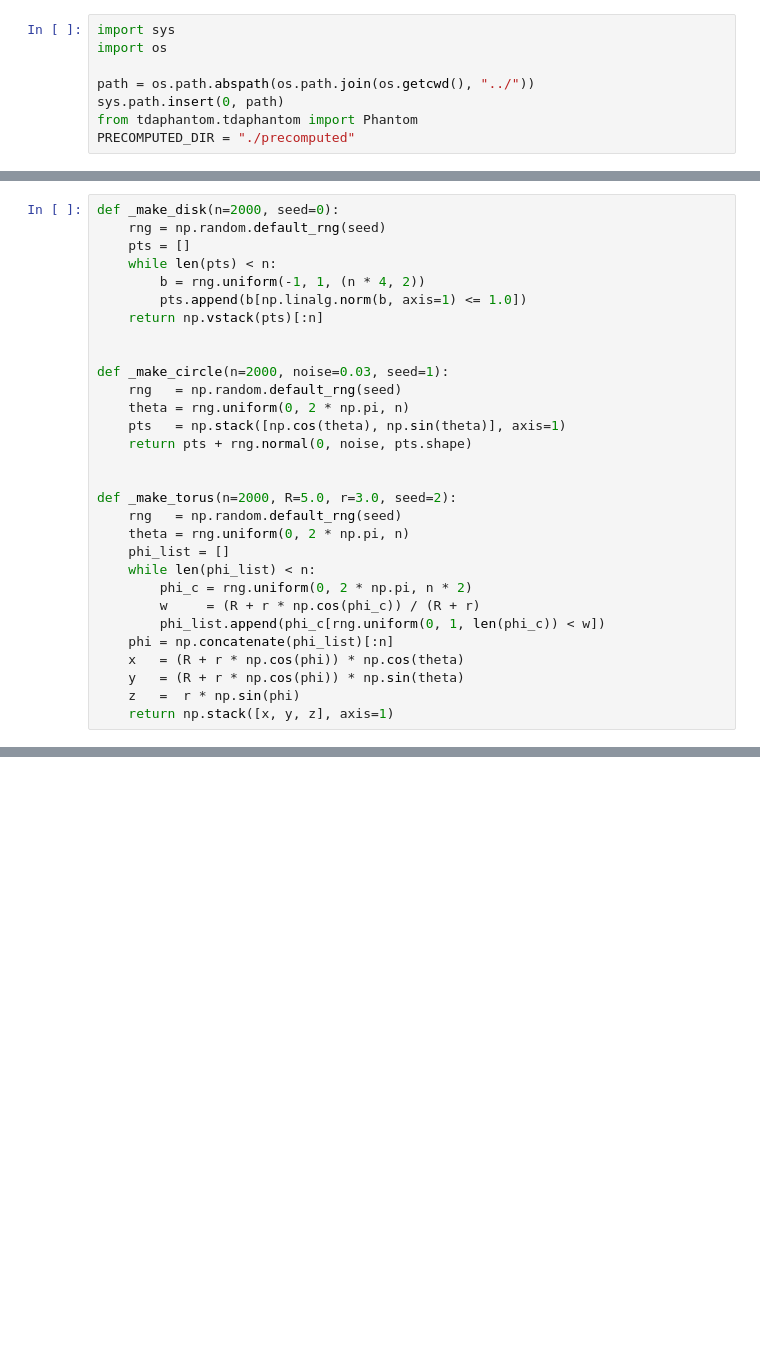
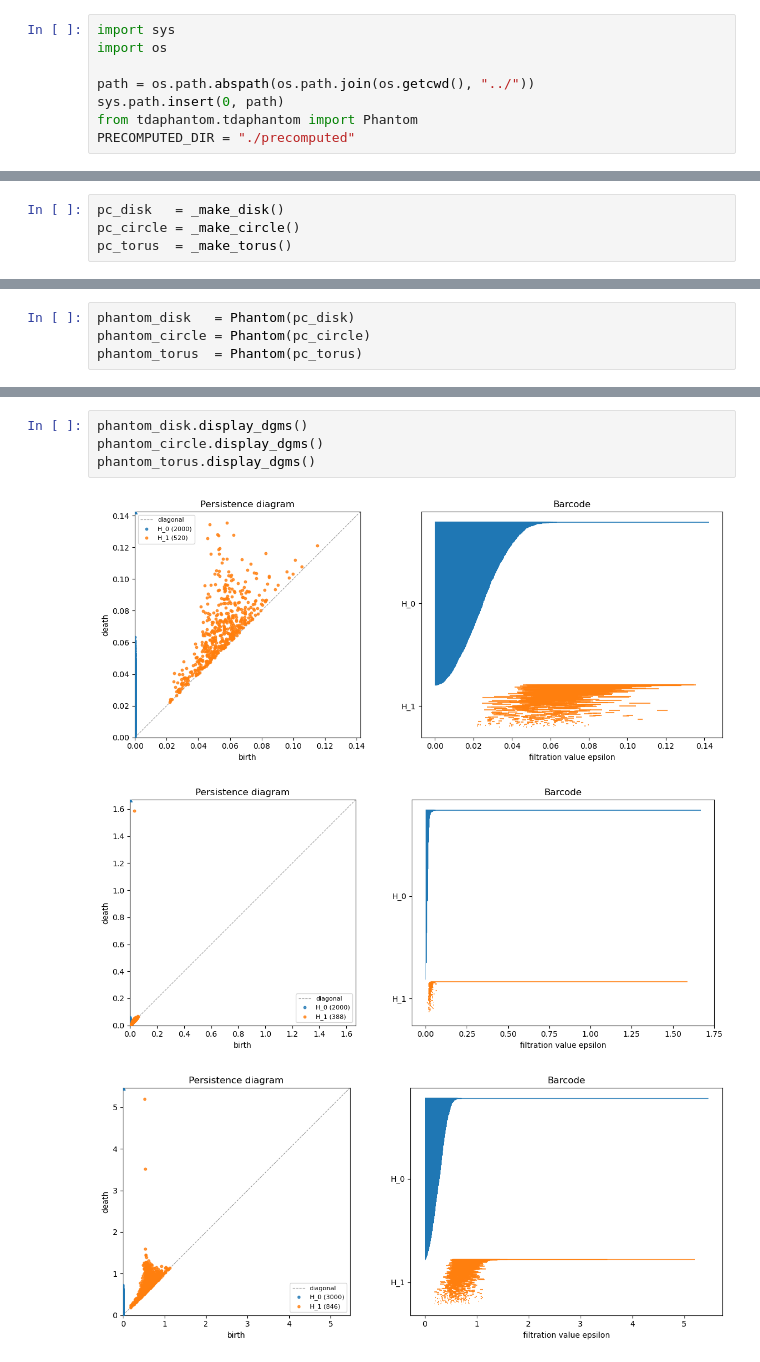
Before and after one commit to SherllyNeo/TDA-PHANTOM, a Jupyter notebook: examples/universal_null_hypothesis_test.ipynb, the cells around one changed output, grey strips where cells are left out. Drawn from its saved outputs; the diff is of its cells as text; blank space fills up the shorter version.

```diff
--- a/examples/universal_null_hypothesis_test.ipynb
+++ b/examples/universal_null_hypothesis_test.ipynb
@@ -14,30 +39,4 @@ import matplotlib.pyplot as plt
 # %%
-def _make_disk(n=2000, seed=0):
-    rng = np.random.default_rng(seed)
-    pts = []
-    while len(pts) < n:
-        b = rng.uniform(-1, 1, (n * 4, 2))
-        pts.append(b[np.linalg.norm(b, axis=1) <= 1.0])
-    return np.vstack(pts)[:n]
-
-
-def _make_circle(n=2000, noise=0.03, seed=1):
-    rng   = np.random.default_rng(seed)
-    theta = rng.uniform(0, 2 * np.pi, n)
-    pts   = np.stack([np.cos(theta), np.sin(theta)], axis=1)
-    return pts + rng.normal(0, noise, pts.shape)
-
-
-def _make_torus(n=2000, R=5.0, r=3.0, seed=2):
-    rng   = np.random.default_rng(seed)
-    theta = rng.uniform(0, 2 * np.pi, n)
-    phi_list = []
-    while len(phi_list) < n:
-        phi_c = rng.uniform(0, 2 * np.pi, n * 2)
-        w     = (R + r * np.cos(phi_c)) / (R + r)
-        phi_list.append(phi_c[rng.uniform(0, 1, len(phi_c)) < w])
-    phi = np.concatenate(phi_list)[:n]
-    x   = (R + r * np.cos(phi)) * np.cos(theta)
-    y   = (R + r * np.cos(phi)) * np.sin(theta)
-    z   =  r * np.sin(phi)
-    return np.stack([x, y, z], axis=1)
+pc_disk   = _make_disk()
+pc_circle = _make_circle()
+pc_torus  = _make_torus()
@@ -111,0 +43,4 @@ phantom_torus.display_results()
+# %%
+phantom_disk   = Phantom(pc_disk)
+phantom_circle = Phantom(pc_circle)
+phantom_torus  = Phantom(pc_torus)
@@ -111,0 +68,8 @@ phantom_torus.display_results()
+# %%
+phantom_disk.display_dgms()
+phantom_circle.display_dgms()
+phantom_torus.display_dgms()
+# %% [output]
+[figure, added]
+[figure, added]
+[figure, added]
```
Also changed, not shown: parts of 8 cells of this notebook, 4 other files.
